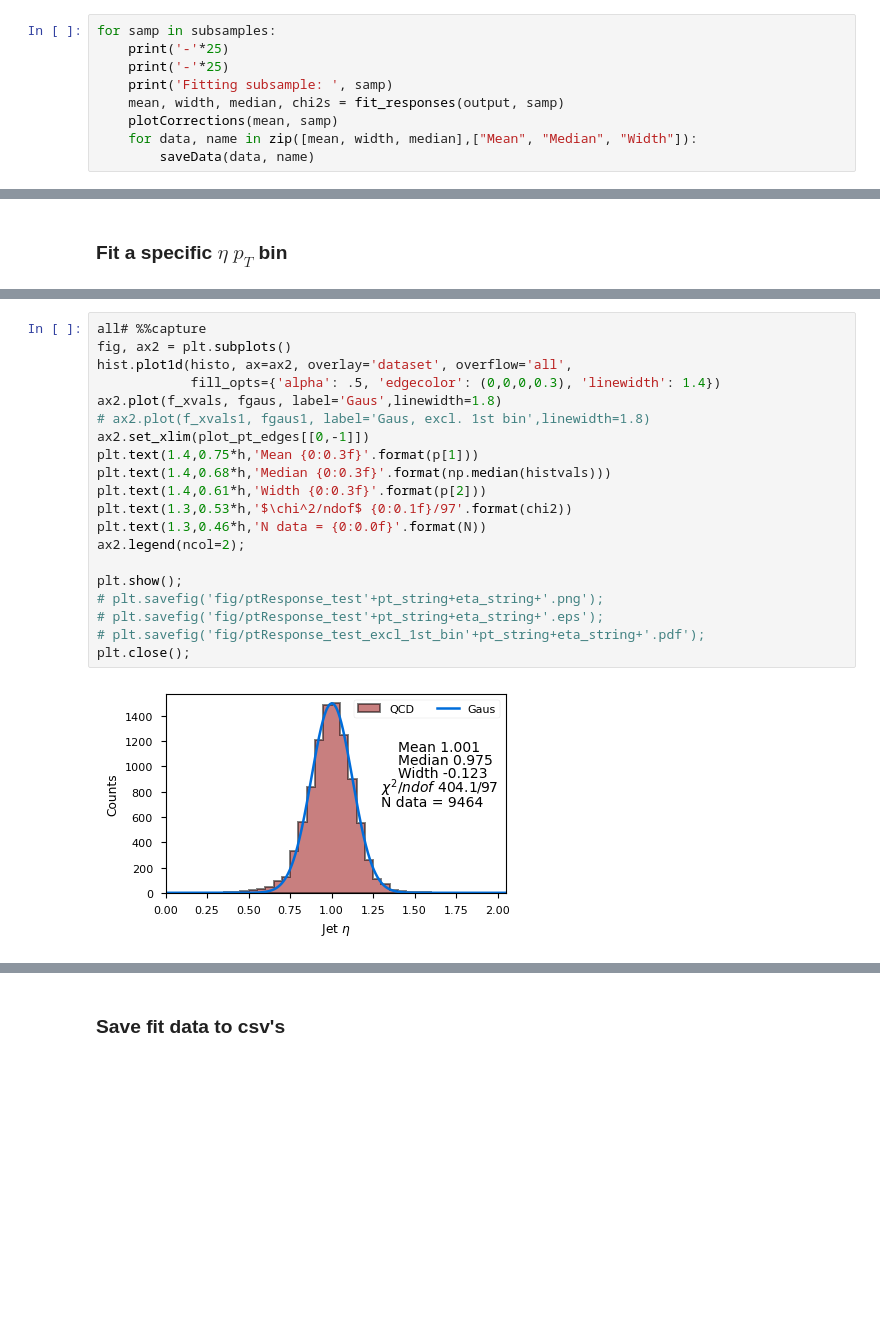
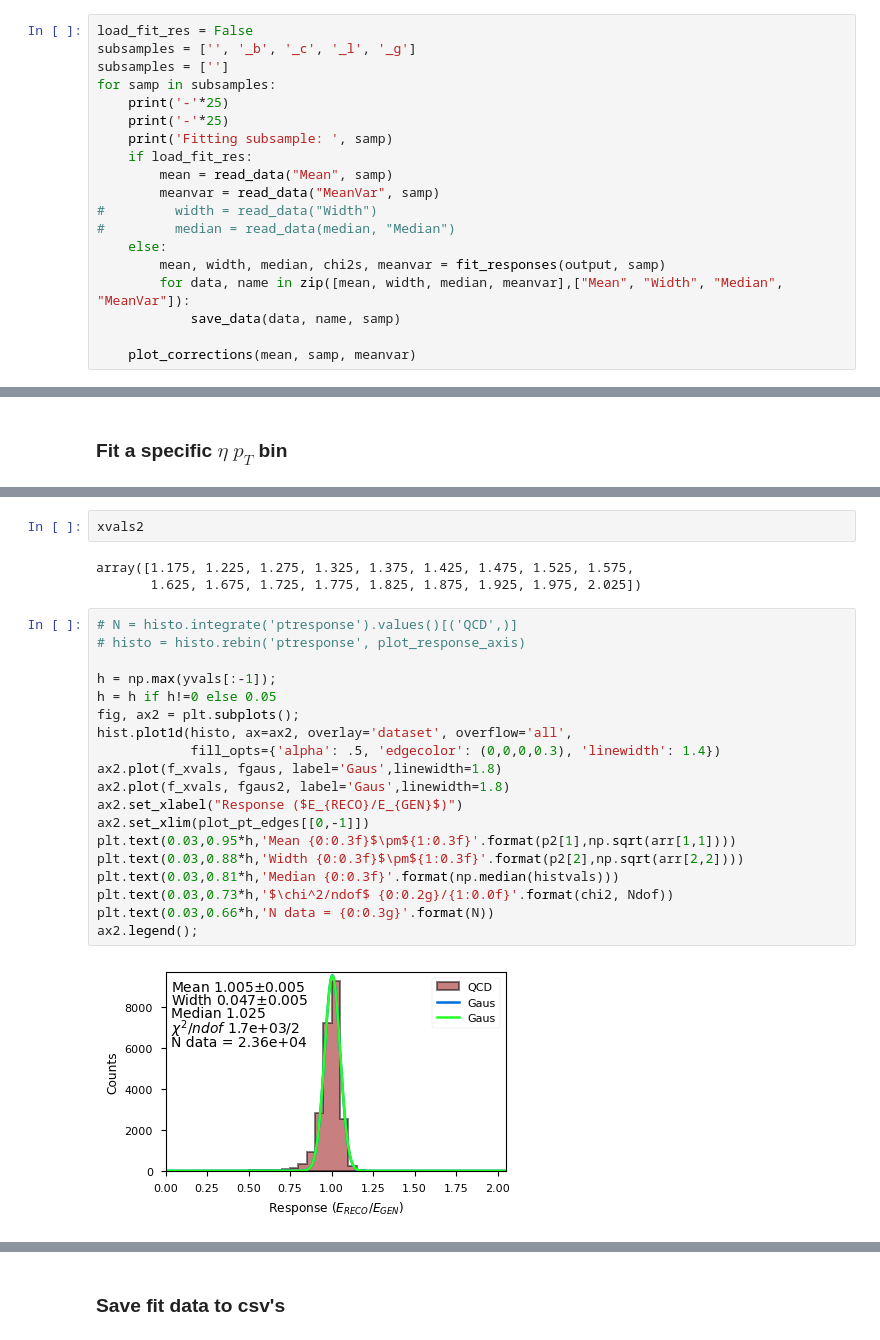
Before and after one commit to dsidirop1/JMECoffea, a Jupyter notebook: CoffeaJERC-Andris.ipynb, the cells around one changed output, grey strips where cells are left out. Drawn from its saved outputs; the diff is of its cells as text; blank space fills up the shorter version.

```diff
--- a/CoffeaJERC-Andris.ipynb
+++ b/CoffeaJERC-Andris.ipynb
@@ -489,14 +548,24 @@ def saveData(data, name):
 # %% [markdown]
 ### Run fitting for each sample
 # %%
+load_fit_res = False
+subsamples = ['', '_b', '_c', '_l', '_g']
+subsamples = ['']
 for samp in subsamples:
     print('-'*25)
     print('-'*25)
     print('Fitting subsample: ', samp)
-    mean, width, median, chi2s = fit_responses(output, samp)
-    plotCorrections(mean, samp)
-    for data, name in zip([mean, width, median],["Mean", "Median", "Width"]):
-        saveData(data, name)
+    if load_fit_res:
+        mean = read_data("Mean", samp)
+        meanvar = read_data("MeanVar", samp)
+#         width = read_data("Width")
+#         median = read_data(median, "Median")
+    else:
+        mean, width, median, chi2s, meanvar = fit_responses(output, samp)
+        for data, name in zip([mean, width, median, meanvar],["Mean", "Width", "Median", "MeanVar"]):
+            save_data(data, name, samp)
+
+    plot_corrections(mean, samp, meanvar)
 # %% [output]
 -------------------------
 -------------------------
@@ -941,25 +878,29 @@ plt.plot((yvals-ygaus)**2/(yvals+1E-9))
+# %%
+xvals2
+# %% [output]
+array([1.175, 1.225, 1.275, 1.325, 1.375, 1.425, 1.475, 1.525, 1.575,
+       1.625, 1.675, 1.725, 1.775, 1.825, 1.875, 1.925, 1.975, 2.025])
 # %%
-all# %%capture
-fig, ax2 = plt.subplots()
+# N = histo.integrate('ptresponse').values()[('QCD',)]
+# histo = histo.rebin('ptresponse', plot_response_axis)
+
+h = np.max(yvals[:-1]);
+h = h if h!=0 else 0.05
+fig, ax2 = plt.subplots();
 hist.plot1d(histo, ax=ax2, overlay='dataset', overflow='all',
             fill_opts={'alpha': .5, 'edgecolor': (0,0,0,0.3), 'linewidth': 1.4})
 ax2.plot(f_xvals, fgaus, label='Gaus',linewidth=1.8)
-# ax2.plot(f_xvals1, fgaus1, label='Gaus, excl. 1st bin',linewidth=1.8)
+ax2.plot(f_xvals, fgaus2, label='Gaus',linewidth=1.8)
+ax2.set_xlabel("Response ($E_{RECO}/E_{GEN}$)")
 ax2.set_xlim(plot_pt_edges[[0,-1]])
-plt.text(1.4,0.75*h,'Mean {0:0.3f}'.format(p[1]))
-plt.text(1.4,0.68*h,'Median {0:0.3f}'.format(np.median(histvals)))
-plt.text(1.4,0.61*h,'Width {0:0.3f}'.format(p[2]))
-plt.text(1.3,0.53*h,'$\chi^2/ndof$ {0:0.1f}/97'.format(chi2))
-plt.text(1.3,0.46*h,'N data = {0:0.0f}'.format(N))
-ax2.legend(ncol=2);
-
-plt.show();
-# plt.savefig('fig/ptResponse_test'+pt_string+eta_string+'.png');
-# plt.savefig('fig/ptResponse_test'+pt_string+eta_string+'.eps');
-# plt.savefig('fig/ptResponse_test_excl_1st_bin'+pt_string+eta_string+'.pdf');
-plt.close();
+plt.text(0.03,0.95*h,'Mean {0:0.3f}$\pm${1:0.3f}'.format(p2[1],np.sqrt(arr[1,1])))
+plt.text(0.03,0.88*h,'Width {0:0.3f}$\pm${1:0.3f}'.format(p2[2],np.sqrt(arr[2,2])))
+plt.text(0.03,0.81*h,'Median {0:0.3f}'.format(np.median(histvals)))
+plt.text(0.03,0.73*h,'$\chi^2/ndof$ {0:0.2g}/{1:0.0f}'.format(chi2, Ndof))
+plt.text(0.03,0.66*h,'N data = {0:0.3g}'.format(N))
+ax2.legend();
 # %% [output]
-[figure, old version]
+[figure, new version]
 # %%
 all# %%capture
 fig, ax2 = plt.subplots()
```
Also changed, not shown: parts of 46 cells of this notebook, 1 other file.
